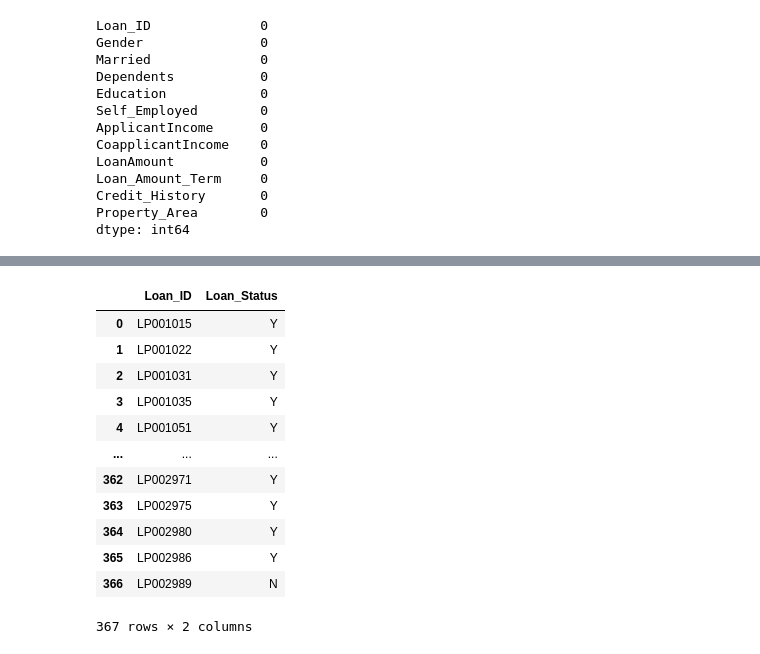
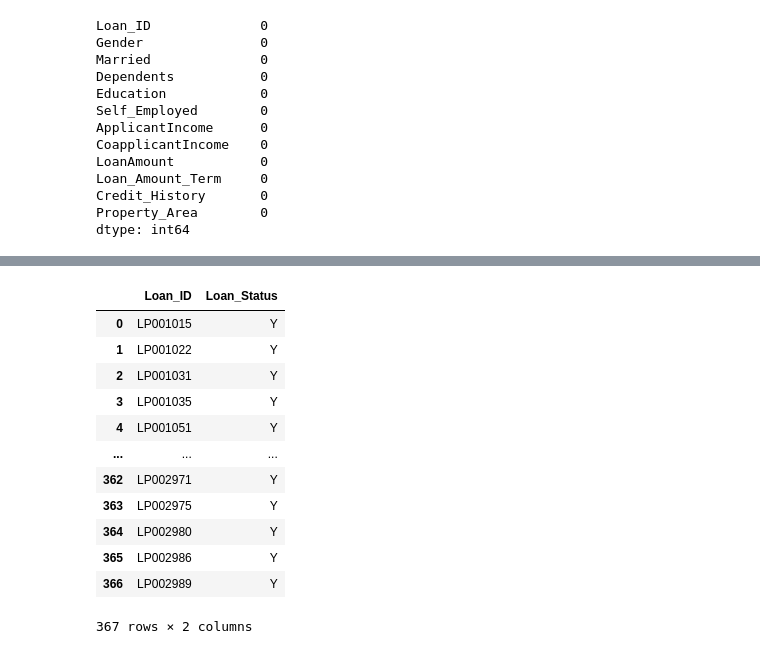
Before and after one commit to athu-lya/Assignment1, a Jupyter notebook: Virtual_competition2_Athulya.ipynb, the cells around one changed output, grey strips where cells are left out. Drawn from its saved outputs; the diff is of its cells as text; code cells hidden in the pictures.

```diff
--- a/Virtual_competition2_Athulya.ipynb
+++ b/Virtual_competition2_Athulya.ipynb
@@ -297,3 +297,10 @@ def make_submission_file(y_pred, submission_id,id=loan_id):
   df.Loan_Status=df.Loan_Status.map({0:'N',1:'Y'})
   df.to_csv(f"Submission_{submission_id}.csv", index=False)
   return df
+# %%
+from sklearn.tree import DecisionTreeClassifier
+dt_clf=DecisionTreeClassifier()
+dt_clf.fit(X_train,y_train)
+y_pred=dt_clf.predict(test_data)
+sub_df = make_submission_file(y_preds,"001")
+sub_df.head()
@@ -300,22 +314,22 @@ def make_submission_file(y_pred, submission_id,id=loan_id):
 # %%
 from sklearn.ensemble import RandomForestClassifier
 rf_clf = RandomForestClassifier()
 rf_clf.fit(X_train, y_train)
 y_preds = rf_clf.predict(test_data)
 
-sub_df = make_submission_file(y_preds,"001")
+sub_df = make_submission_file(y_preds,"002")
 sub_df
 # %% [output]
 |  | Loan_ID | Loan_Status |
 | 0 | LP001015 | Y |
 | 1 | LP001022 | Y |
 | 2 | LP001031 | Y |
 | 3 | LP001035 | Y |
 | 4 | LP001051 | Y |
 | ... | ... | ... |
 | 362 | LP002971 | Y |
 | 363 | LP002975 | Y |
 | 364 | LP002980 | Y |
 | 365 | LP002986 | Y |
-| 366 | LP002989 | N |
+| 366 | LP002989 | Y |
 367 rows × 2 columns
```
Also changed, not shown: parts of 2 cells of this notebook.
